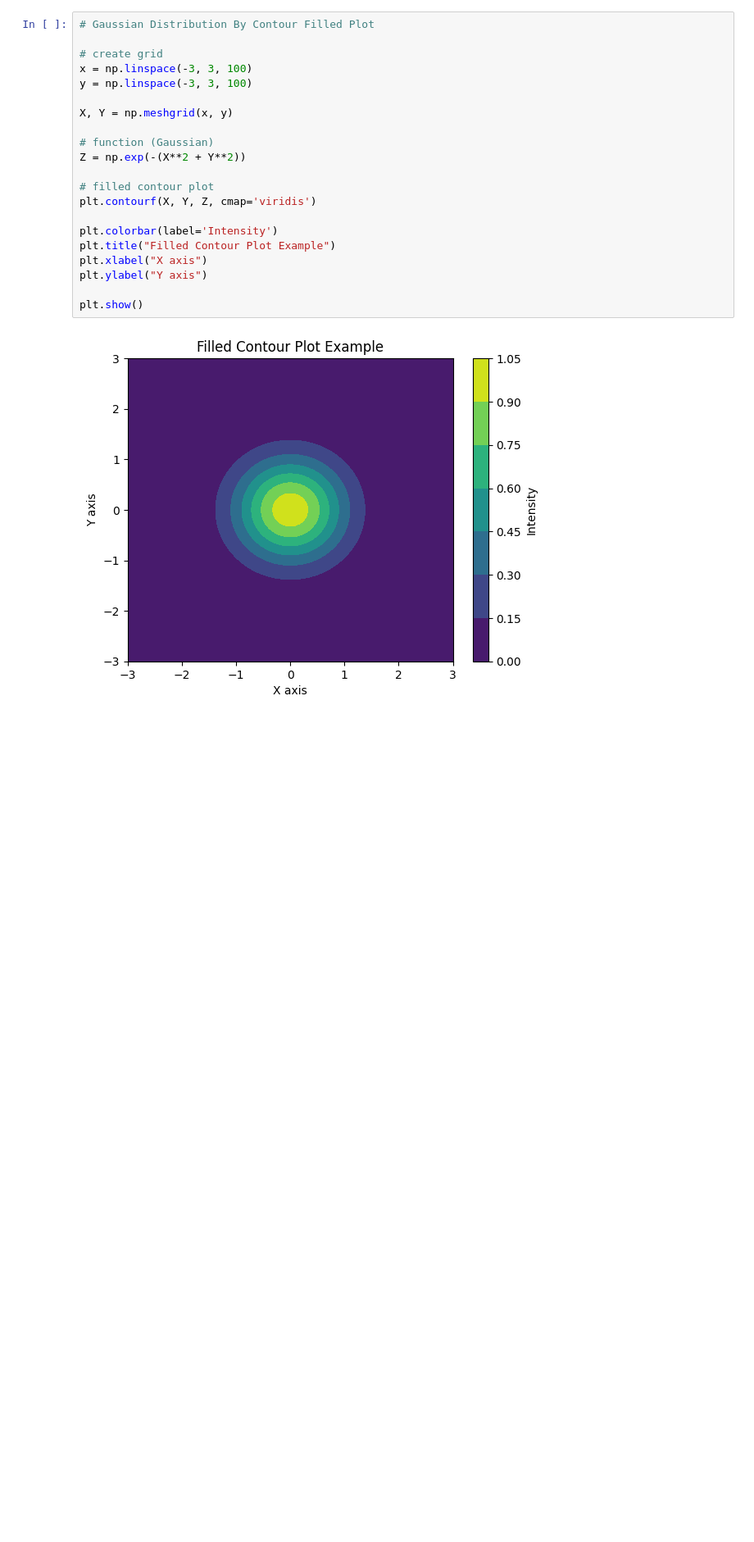
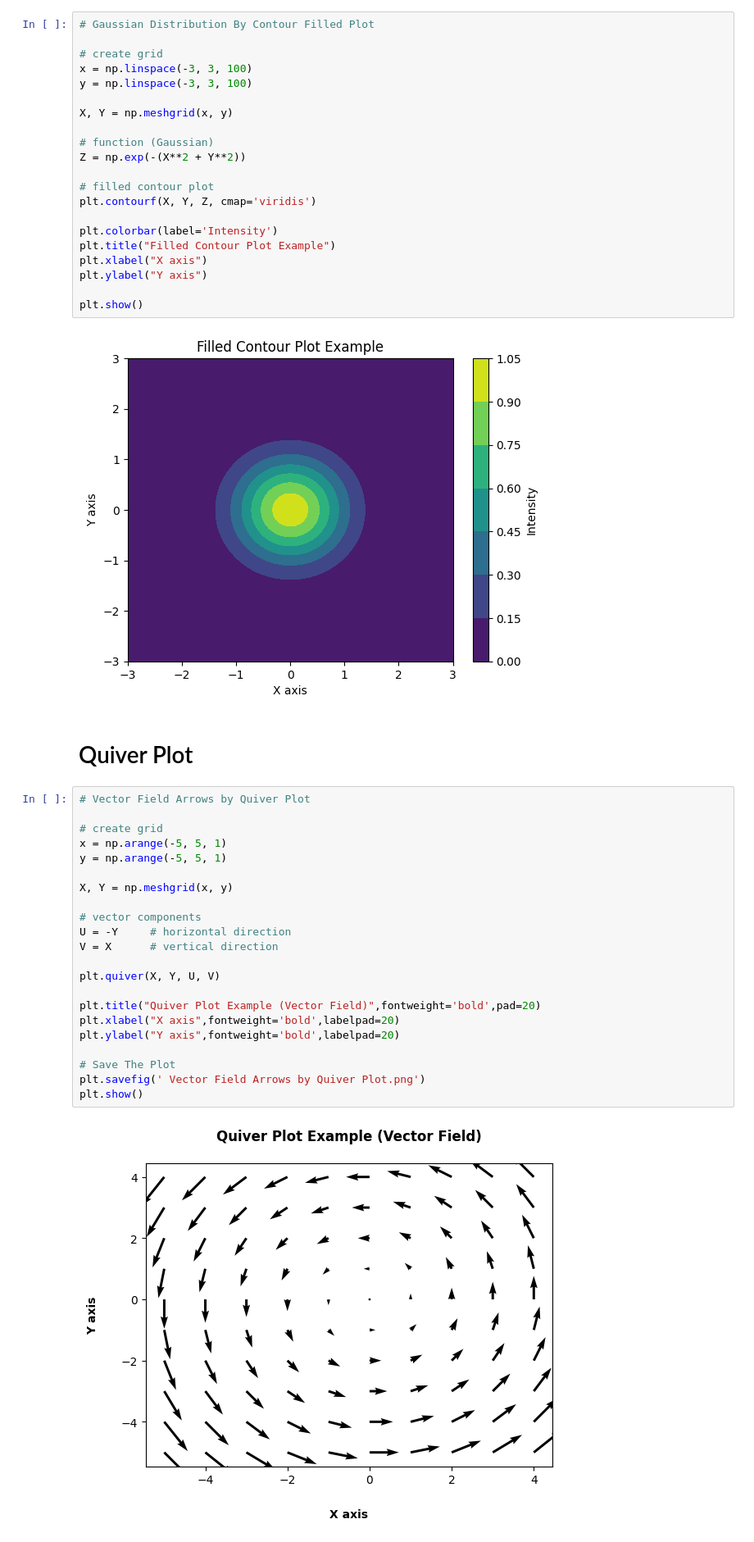
Before and after one commit to pratiksha-2410/Matplotlib-Charts, a Jupyter notebook: Line Plots.ipynb, the cells around one changed output. Shown at 82% size. Cells and saved outputs as stored; diff of their text form; blank space fills up the shorter version.

Commit message:
Vector Field Arrows by Quiver Plot

```diff
--- a/Line Plots.ipynb
+++ b/Line Plots.ipynb
@@ -836,3 +836,29 @@ plt.ylabel("Y axis")
 plt.show()
 # %% [output]
 [figure]
+# %% [markdown]
+# Quiver Plot
+# %%
+# Vector Field Arrows by Quiver Plot
+
+# create grid
+x = np.arange(-5, 5, 1)
+y = np.arange(-5, 5, 1)
+
+X, Y = np.meshgrid(x, y)
+
+# vector components
+U = -Y     # horizontal direction
+V = X      # vertical direction
+
+plt.quiver(X, Y, U, V)
+
+plt.title("Quiver Plot Example (Vector Field)",fontweight='bold',pad=20)
+plt.xlabel("X axis",fontweight='bold',labelpad=20)
+plt.ylabel("Y axis",fontweight='bold',labelpad=20)
+
+# Save The Plot
+plt.savefig(' Vector Field Arrows by Quiver Plot.png')
+plt.show()
+# %% [output]
+[figure, added]
```
Also changed, not shown: parts of 1 cell of this notebook, 1 other file.
